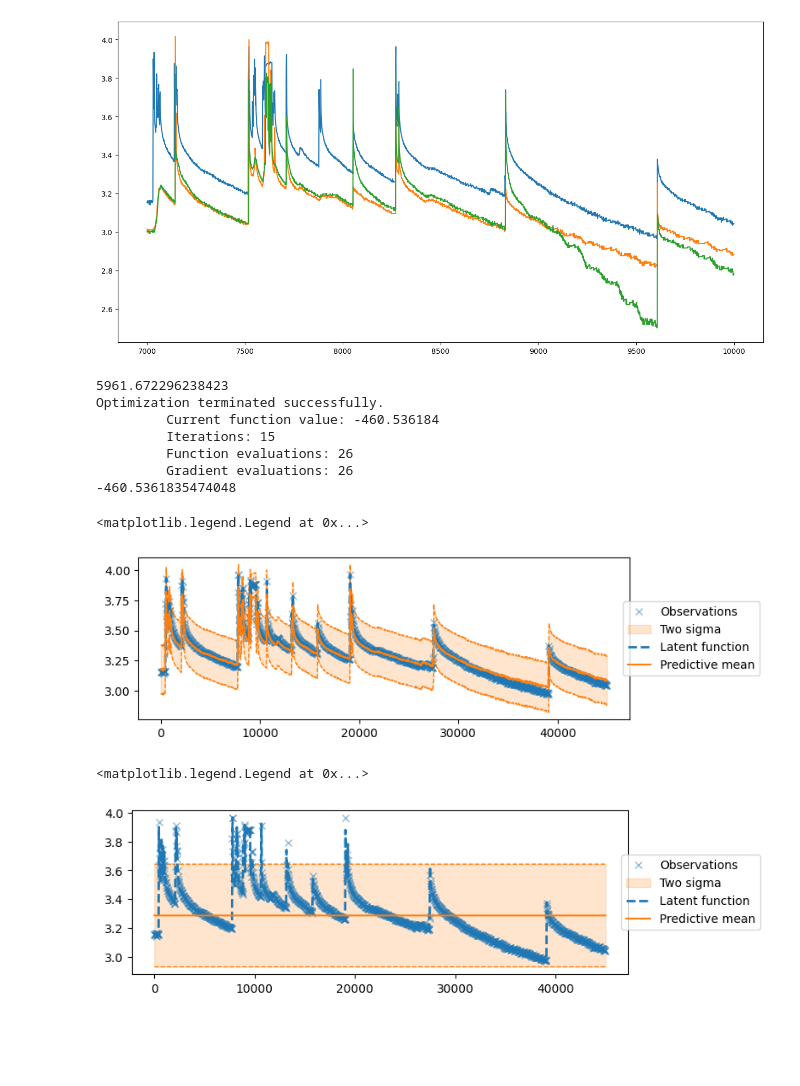
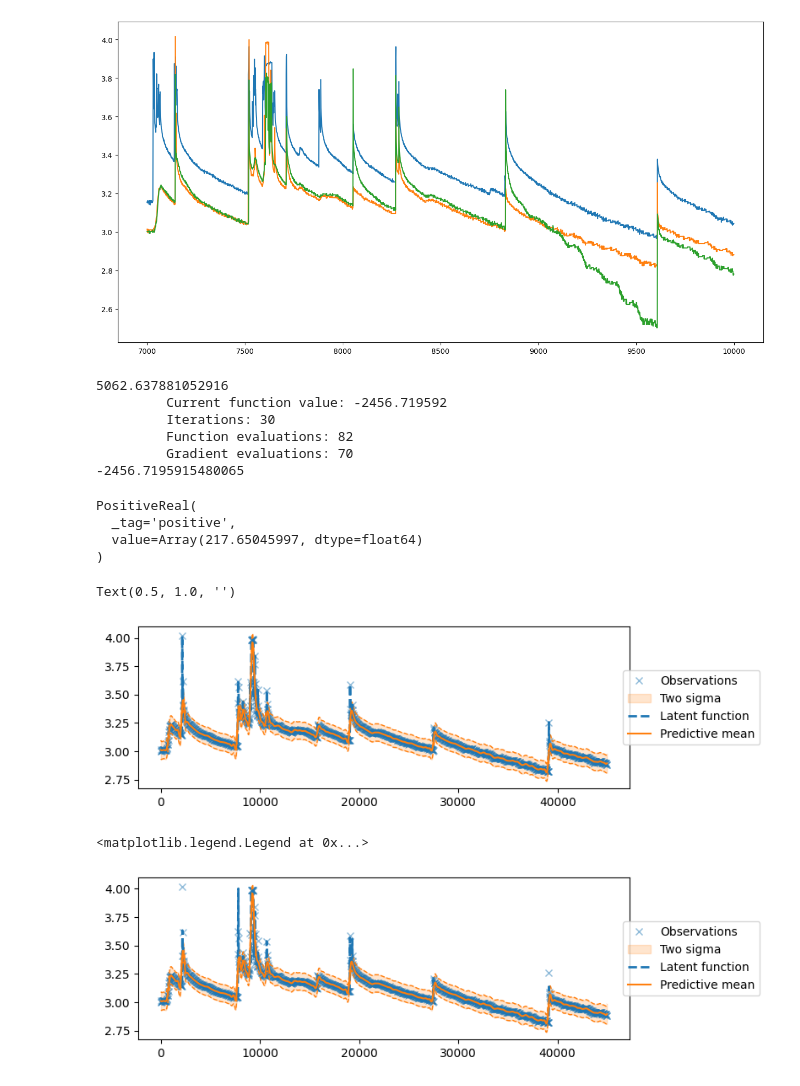
Before and after one commit to Detriatis/mlproj, a Jupyter notebook: project/exponential.ipynb, the cells around one changed output. Saved outputs shown, nothing was run; the diff lists cells and outputs as text; code cells hidden in the pictures; blank space fills up the shorter version.

```diff
--- a/project/exponential.ipynb
+++ b/project/exponential.ipynb
@@ -77,15 +75,15 @@ x = np.arange(3000) * 15.0
 x_train = (np.arange(1500) * 30.0).reshape(-1,1)
 # x = jr.uniform(key=key, minval=-3.0, maxval=3.0, shape=(n,)).reshape(-1, 1)
 # y = signal + jr.normal(subkey, shape=signal.shape) * noise
-y_train = (np.array(log_y_1.iloc[::2])).reshape(-1,1)
+y_train = (np.array(log_y_2.iloc[::2])).reshape(-1,1)
 x_test = (np.arange(1500) * 30.0 + 15).reshape(-1,1)
-y_test = (np.array(log_y_1.iloc[1::2])).reshape(-1,1)
+y_test = (np.array(log_y_2.iloc[1::2])).reshape(-1,1)
 D = gpx.Dataset(X=x_train, y=y_train)
 # %%
 
 
 mean = gpx.mean_functions.Zero()
-kernel = gpx.kernels.Matern52()
+kernel = gpx.kernels.RBF(lengthscale=15.0)
 prior = gpx.gps.Prior(mean_function = mean, kernel = kernel)
 likelihood = gpx.likelihoods.Gaussian(num_datapoints=D.n)
 
@@ -101,13 +99,19 @@ opt_posterior, history = gpx.fit_scipy(
 
 print(-gpx.objectives.conjugate_mll(opt_posterior, D))
 # %% [output]
-5961.672296238423
-Optimization terminated successfully.
-         Current function value: -460.536184
-         Iterations: 15
-         Function evaluations: 26
-         Gradient evaluations: 26
--460.5361835474048
+5062.637881052916
+         Current function value: -2456.719592
+         Iterations: 30
+         Function evaluations: 82
+         Gradient evaluations: 70
+-2456.7195915480065
+# %%
+opt_posterior.prior.kernel.lengthscale
+# %% [output]
+PositiveReal(
+  _tag='positive',
+  value=Array(217.65045997, dtype=float64)
+)
 # %%
 latent_dist = opt_posterior.predict(x_train, train_data=D)
 predictive_dist = opt_posterior.likelihood(latent_dist)
@@ -118,35 +122,36 @@ predictive_std = predictive_dist.stddev()
 fig, ax = plt.subplots(figsize=(7.5, 2.5))
 ax.plot(x_train, y_train, "x", label="Observations", color=cols[0], alpha=0.5)
 ax.fill_between(
     x_train.squeeze(),
     predictive_mean - 2 * predictive_std,
     predictive_mean + 2 * predictive_std,
     alpha=0.2,
     label="Two sigma",
     color=cols[1],
 )
 ax.plot(
     x_train,
     predictive_mean - 2 * predictive_std,
     linestyle="--",
     linewidth=1,
     color=cols[1],
 )
 ax.plot(
     x_train,
     predictive_mean + 2 * predictive_std,
     linestyle="--",
     linewidth=1,
     color=cols[1],
 )
 ax.plot(
     x_train, y_train, label="Latent function", color=cols[0], linestyle="--", linewidth=2
 )
 ax.plot(x_train, predictive_mean, label="Predictive mean", color=cols[1])
 ax.legend(loc="center left", bbox_to_anchor=(0.975, 0.5))
+ax.title
 # %% [output]
-<matplotlib.legend.Legend at 0x...>
+Text(0.5, 1.0, '')
-[figure, old version]
+[figure, new version]
 # %%
 latent_dist = opt_posterior.predict(x_test, train_data=D)
 predictive_dist = opt_posterior.likelihood(latent_dist)
@@ -185,4 +190,4 @@ ax.plot(x_test, predictive_mean, label="Predictive mean", color=cols[1])
 ax.legend(loc="center left", bbox_to_anchor=(0.975, 0.5))
 # %% [output]
 <matplotlib.legend.Legend at 0x...>
-[figure, old version]
+[figure, new version]
```
Also changed, not shown: parts of 5 cells of this notebook.
